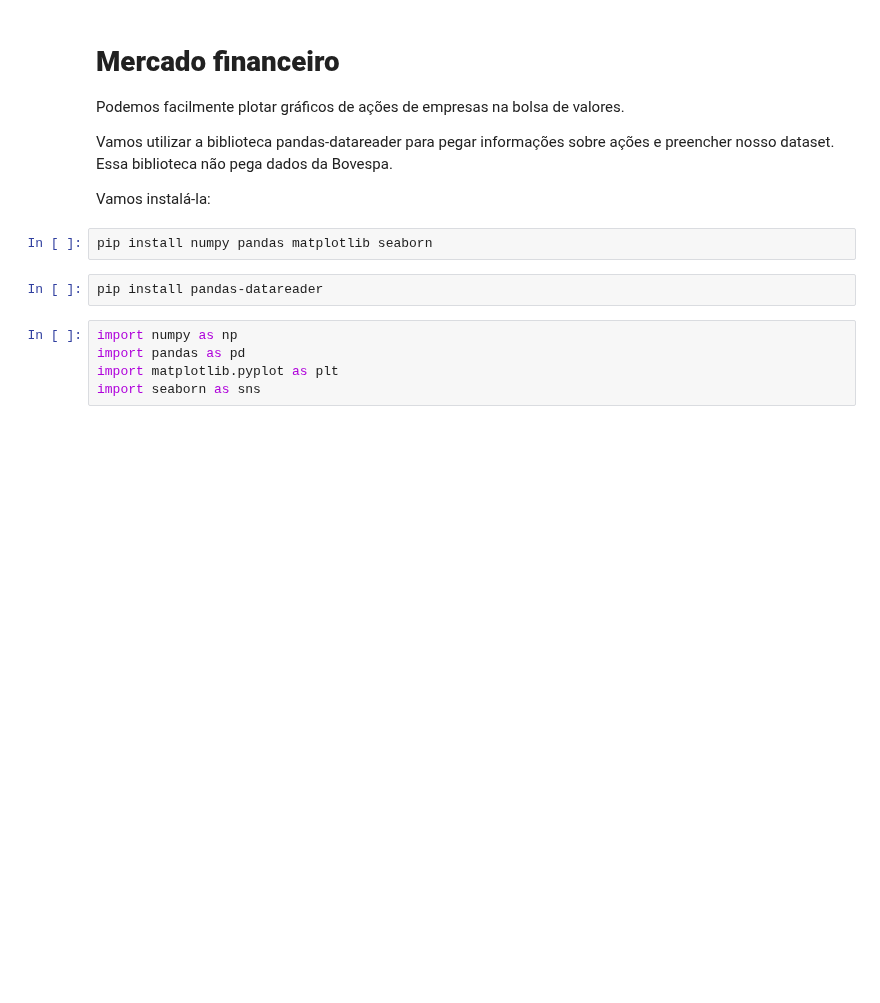
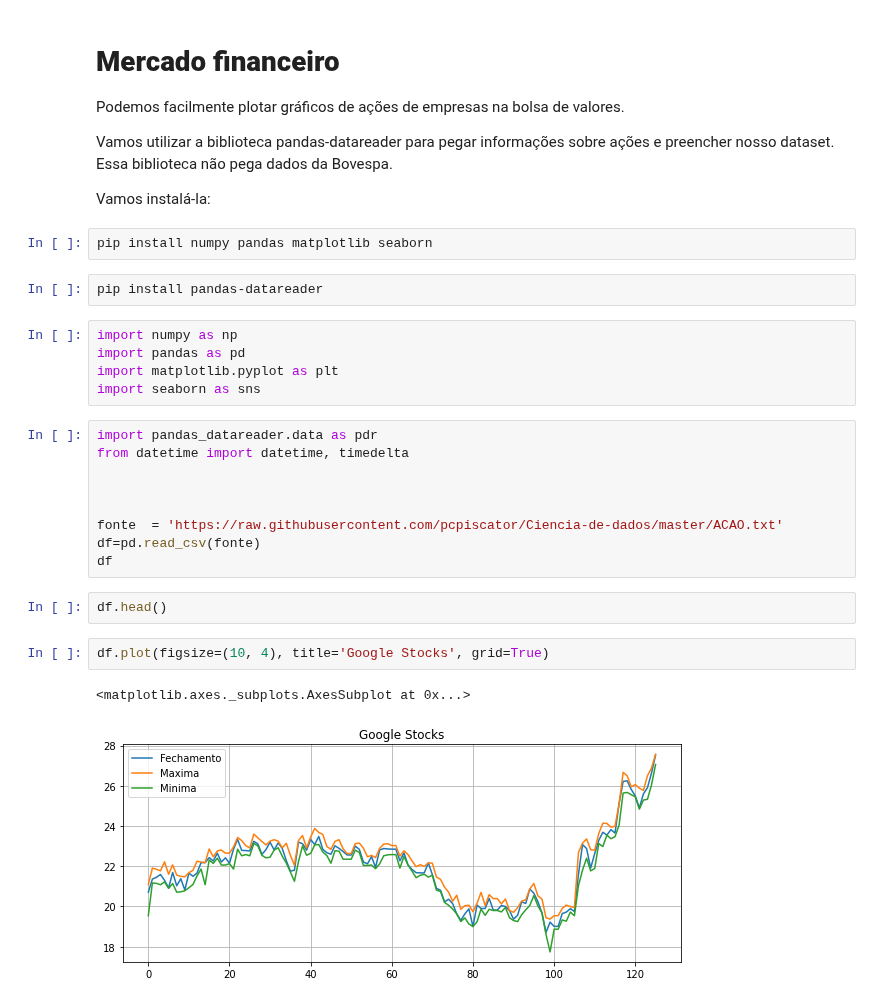
Before and after one commit to pcpiscator/Ciencia-de-dados, a Jupyter notebook: Mercfin.ipynb, the cells around one changed output. Cells and saved outputs as stored; diff of their text form; blank space fills up the shorter version.

```diff
--- a/Mercfin.ipynb
+++ b/Mercfin.ipynb
@@ -25,3 +25,19 @@ import numpy as np
 import pandas as pd
 import matplotlib.pyplot as plt
 import seaborn as sns
+# %%
+import pandas_datareader.data as pdr
+from datetime import datetime, timedelta
+
+
+
+fonte  = 'https://raw.githubusercontent.com/pcpiscator/Ciencia-de-dados/master/ACAO.txt'
+df=pd.read_csv(fonte)
+df
+# %%
+df.head()
+# %%
+df.plot(figsize=(10, 4), title='Google Stocks', grid=True)
+# %% [output]
+<matplotlib.axes._subplots.AxesSubplot at 0x...>
+[figure, added]
```
